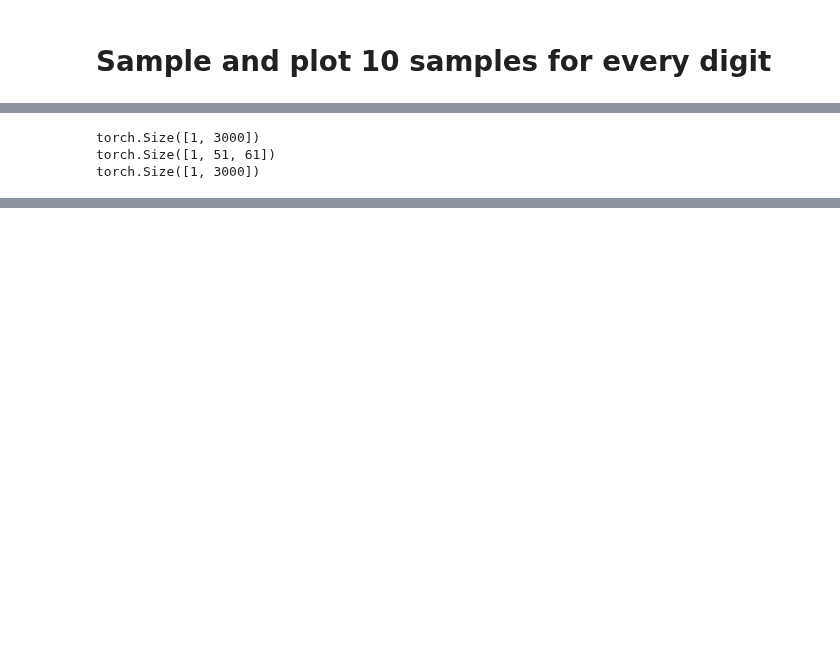
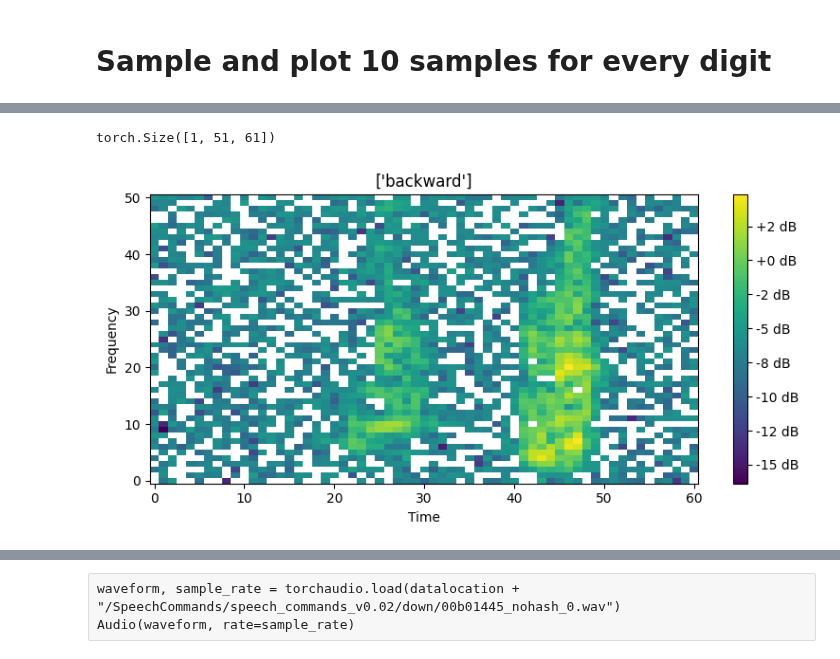
Before and after one commit to mietsj/V3.1-Clean-Version-Control, a Jupyter notebook: thesis-diffusion-importmodel.ipynb, the cells around one changed output, grey strips where cells are left out. Drawn from its saved outputs; the diff is of its cells as text; code cells hidden in the pictures; blank space fills up the shorter version.

```diff
--- a/thesis-diffusion-importmodel.ipynb
+++ b/thesis-diffusion-importmodel.ipynb
@@ -40,14 +40,17 @@ beta = torch.linspace(1e-4, 0.02, diffusion_steps)
 alpha = 1.0 - beta
 alpha_bar = torch.cumprod(alpha, dim=0)
 filename = "thesis-diffusion-clean-model"
+poison_filename = "thesis-diffusion-poison-model"
+batch_size = 1
 samplerate = 16000
+new_samplerate = 3000
 
 n_fft=100 #400 was default
-hop_length = 800  # Increased hop length
-resize_h = n_fft // 2 + 1
-resize_w = math.ceil((samplerate - n_fft) / hop_length) + 1
+win_length = n_fft #Default: n_fft
+hop_length = win_length // 2 #Default: win_length // 2
+resize_h = 51
+resize_w = 61
 
-#datalocation = "./saves/"
 datalocation = "/vol/csedu-nobackup/project/mnederlands/data"
 modellocation = "./saves/"
 os.makedirs(modellocation, exist_ok=True)
@@ -58,12 +61,11 @@ os.makedirs(datalocation, exist_ok=True)
 Load the data
 # %%
 #Initialization of label encoder
-le = joblib.load(datalocation + 'label_encoder.pkl')
+le = joblib.load(modellocation + 'label_encoder.pkl')
 
 # Loading train_loader and validation_loader
-train_loader = torch.load(datalocation + 'train_loader.pth')
-validation_loader = torch.load(datalocation + 'validation_loader.pth')
-
+#train_loader = torch.load(datalocation + 'train_loader.pth')
+#validation_loader = torch.load(datalocation + 'validation_loader.pth')
 # Number of classes in the dataset (number of spoken commands)
-num_classes = 35
+#num_classes = 35
 # %% [output]
@@ -400,3 +383,3 @@ NameError: name 'x_0' is not defined
 # %%
 x = torch.randn_like(x_0[:10]).to(device)
-x, x_hist = sample_from_model_conditional(x, loaded_model, beta, label=3)
+x, x_hist = sample_from_model_conditional(x, loaded_model, beta, label=0)
@@ -405,13 +385,0 @@ NameError: name 'x_0' is not defined
-# %%
-def show_spectrogram(spectrogram, title):
-    plt.figure(figsize=(8, 4))
-    plt.imshow(spectrogram.log2()[0], aspect='auto', origin='lower')
-    plt.colorbar(format='%+2.0f dB')
-    plt.title(title)
-    plt.xlabel('Time')
-    plt.ylabel('Frequency')
-    plt.tight_layout()
-    plt.show()
-
-print(x[0].cpu().shape)
-show_spectrogram(x[0].cpu(), le.inverse_transform([3]))
@@ -471,23 +386,15 @@ Audio(resampled_waveform, rate=new_sample_rate)
+# %%
+print(x[0].cpu().shape)
+show_spectrogram(x.cpu(), le.inverse_transform([0]))
+# %% [output]
+torch.Size([1, 51, 61])
+[figure, added]
 # %%
-
-
-print(resampled_waveform.shape)
-Transform = torchvision.transforms.Compose([
-    torchaudio.transforms.Spectrogram(n_fft=n_fft, hop_length=hop_length, win_length=win_length),
-])
-spectrogram = Transform(resampled_waveform)
-print(spectrogram.shape)
-
-spectrogram_complex = spectrogram.to(torch.complex128)
+spectrogram_complex = x[0].cpu().to(torch.complex128)
 
 InverseTransform = torchvision.transforms.Compose([
     torchaudio.transforms.InverseSpectrogram(n_fft=n_fft, hop_length=hop_length, win_length=win_length),
 ])
 
 inverse_waveform = InverseTransform(spectrogram_complex)
-print(inverse_waveform.shape)
-# %% [output]
-torch.Size([1, 3000])
-torch.Size([1, 51, 61])
-torch.Size([1, 3000])
 # %%
@@ -495,2 +402,5 @@ Audio(inverse_waveform, rate=new_sample_rate)
 # %% [output]
 [interactive output not drawn]
+# %% [raw]
+waveform, sample_rate = torchaudio.load(datalocation + "/SpeechCommands/speech_commands_v0.02/down/00b01445_nohash_0.wav")
+Audio(waveform, rate=sample_rate)
```
Also changed, not shown: parts of 25 cells of this notebook, 1 other file.
